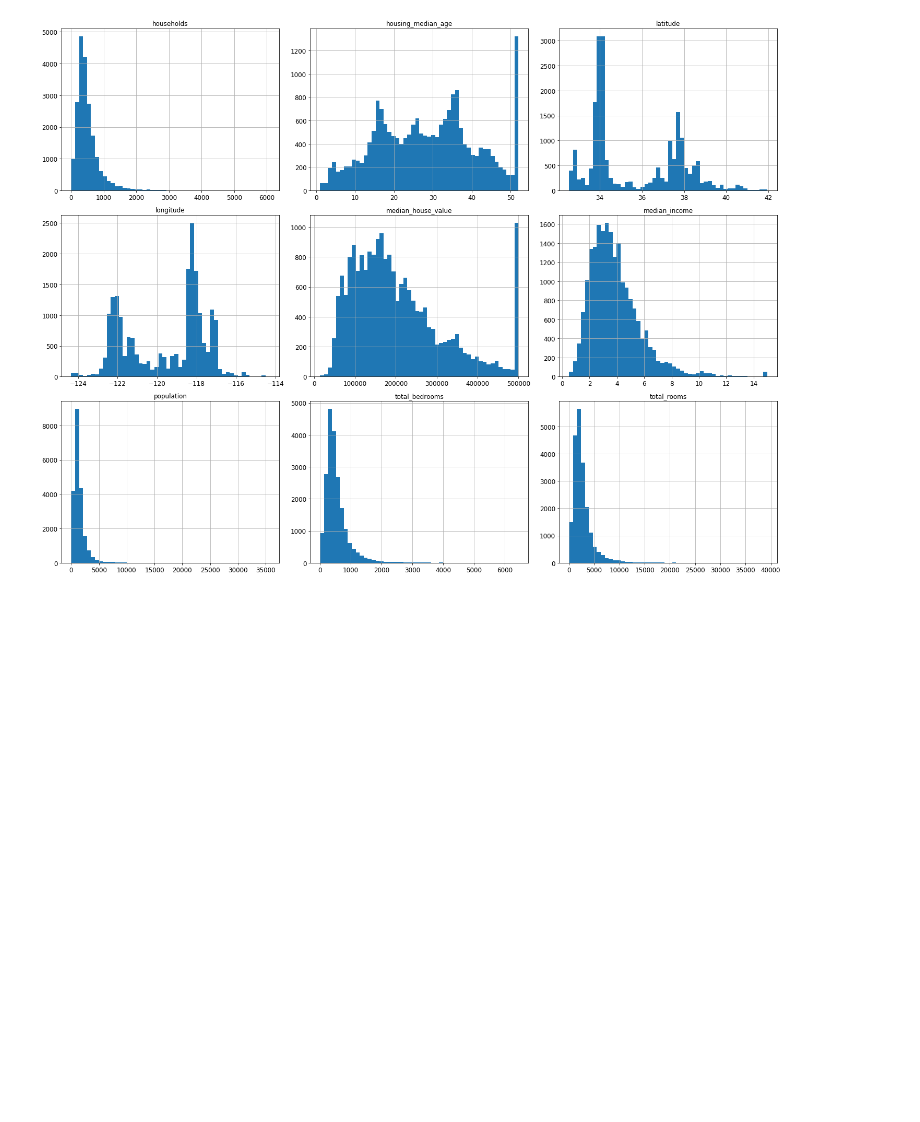
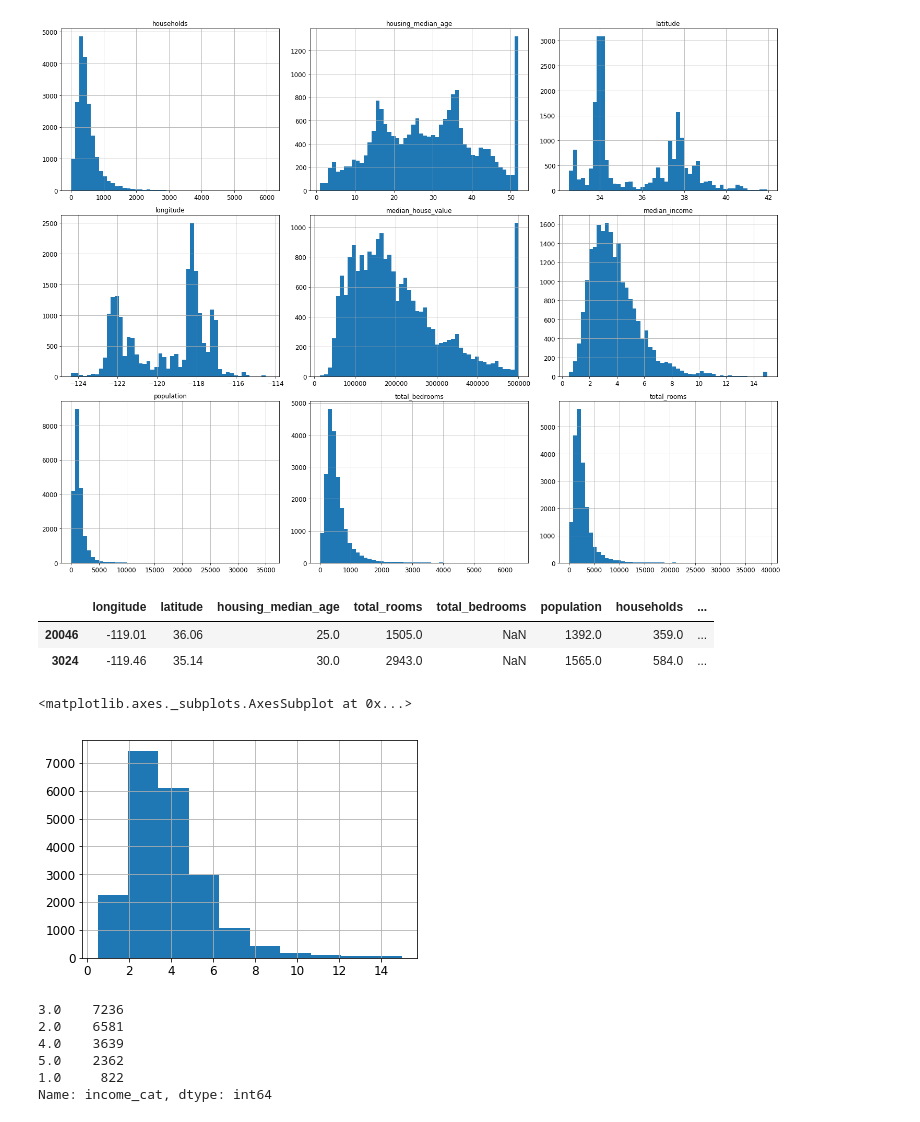
Before and after one commit to srqway/example, a Jupyter notebook: machine-learning-example/notebook/Hands-on Machine Learning with Scikit-Learn and TensorFlow/Chapter 2 – End-to-end Machine Learning project.ipynb, the cells around one changed output. Saved outputs shown, nothing was run; the diff lists cells and outputs as text; code cells hidden in the pictures; blank space fills up the shorter version.

```diff
--- a/machine-learning-example/notebook/Hands-on Machine Learning with Scikit-Learn and TensorFlow/Chapter 2 – End-to-end Machine Learning project.ipynb
+++ b/machine-learning-example/notebook/Hands-on Machine Learning with Scikit-Learn and TensorFlow/Chapter 2 – End-to-end Machine Learning project.ipynb
@@ -104,0 +112,11 @@ Saving figure attribute_histogram_plots
+# %%
+test_set.head(2)
+# %% [output]
+|  | longitude | latitude | housing_median_age | total_rooms | total_bedrooms | population | households | ... |
+| 20046 | -119.01 | 36.06 | 25.0 | 1505.0 | NaN | 1392.0 | 359.0 | ... |
+| 3024 | -119.46 | 35.14 | 30.0 | 2943.0 | NaN | 1565.0 | 584.0 | ... |
+# %%
+housing["median_income"].hist()
+# %% [output]
+<matplotlib.axes._subplots.AxesSubplot at 0x...>
+[figure, added]
@@ -104,0 +126,9 @@ Saving figure attribute_histogram_plots
+# %%
+housing["income_cat"].value_counts()
+# %% [output]
+3.0    7236
+2.0    6581
+4.0    3639
+5.0    2362
+1.0     822
+Name: income_cat, dtype: int64
```
Also changed, not shown: parts of 35 cells of this notebook, 3 other files.
